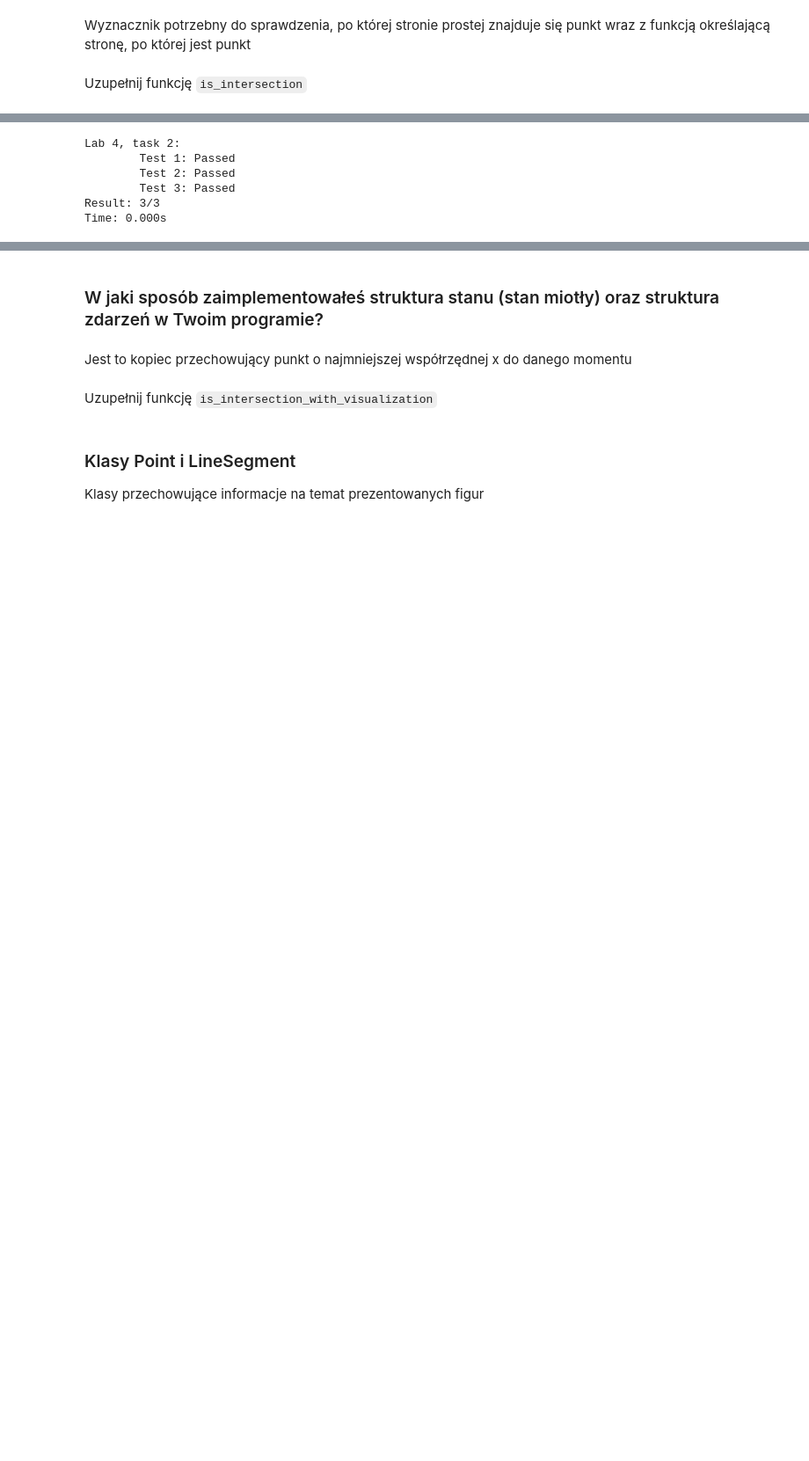
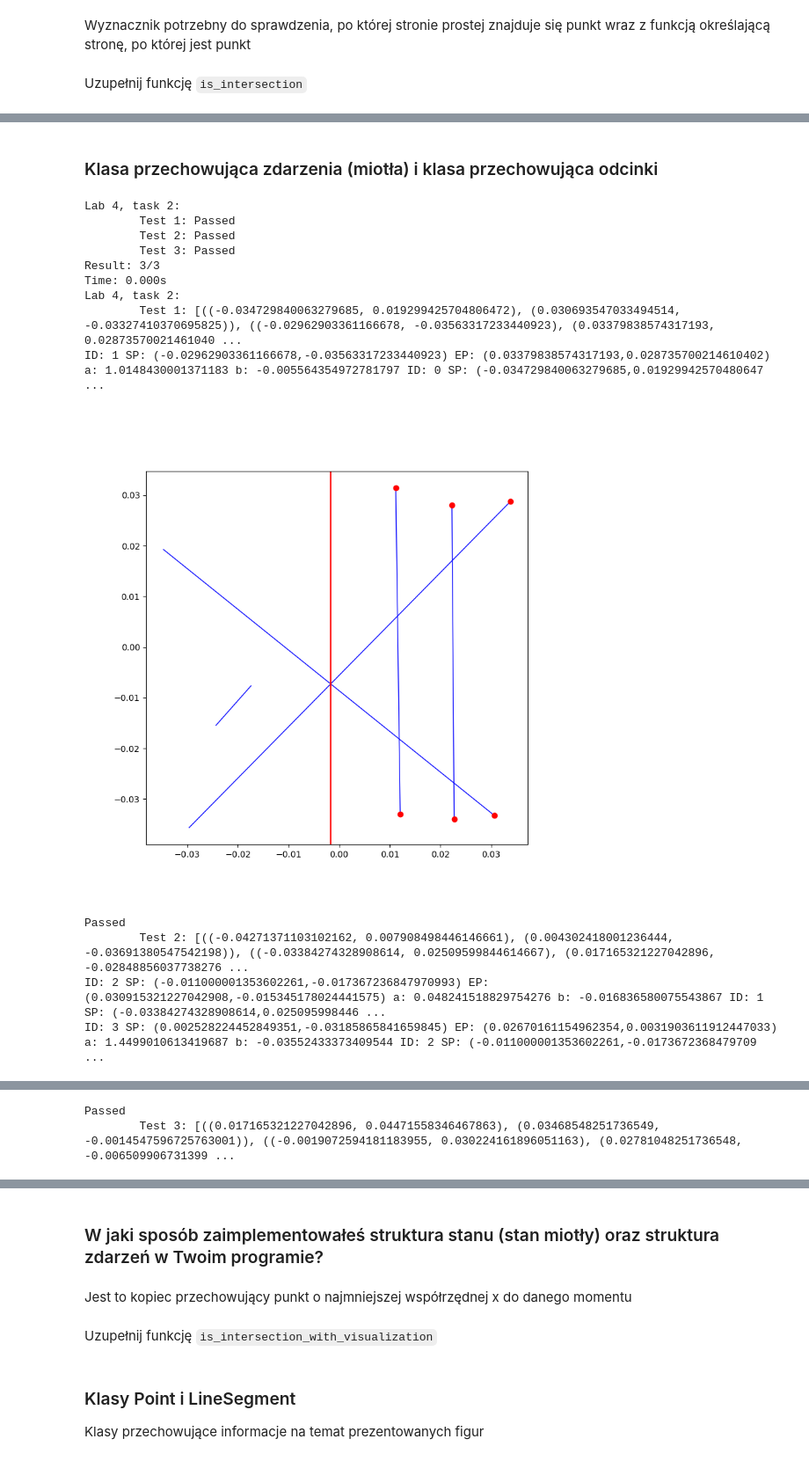
Before and after one commit to Hbrtjm/GEO, a Jupyter notebook: lab4/miklas_4_kod.ipynb, the cells around one changed output, grey strips where cells are left out. Shown at 88% size. Drawn from its saved outputs; the diff is of its cells as text; code cells hidden in the pictures; blank space fills up the shorter version.

```diff
--- a/lab4/miklas_4_kod.ipynb
+++ b/lab4/miklas_4_kod.ipynb
@@ -633,0 +1586,2 @@ def get_intersection(section1,section2):
+# %% [markdown]
+### Klasa przechowująca zdarzenia (miotła) i klasa przechowująca odcinki
@@ -652,10 +1763,18 @@ def is_intersection_brut(sections):
 # %%
 Test().runtest(2, is_intersection_brut)
-# Test().runtest(2, is_intersection)
+Test().runtest(2, is_intersection_f)
 # %% [output]
 Lab 4, task 2:
         Test 1: Passed
         Test 2: Passed
         Test 3: Passed
 Result: 3/3
 Time: 0.000s
+Lab 4, task 2:
+        Test 1: [((-0.034729840063279685, 0.019299425704806472), (0.030693547033494514, -0.03327410370695825)), ((-0.02962903361166678, -0.03563317233440923), (0.03379838574317193, 0.02873570021461040 ...
+ID: 1 SP: (-0.02962903361166678,-0.03563317233440923) EP: (0.03379838574317193,0.028735700214610402) a: 1.0148430001371183 b: -0.005564354972781797 ID: 0 SP: (-0.034729840063279685,0.01929942570480647 ...
+[figure, added]
+Passed
+        Test 2: [((-0.04271371103102162, 0.007908498446146661), (0.004302418001236444, -0.03691380547542198)), ((-0.03384274328908614, 0.02509599844614667), (0.017165321227042896, -0.02848856037738276 ...
+ID: 2 SP: (-0.011000001353602261,-0.017367236847970993) EP: (0.030915321227042908,-0.015345178024441575) a: 0.048241518829754276 b: -0.016836580075543867 ID: 1 SP: (-0.03384274328908614,0.025095998446 ...
+ID: 3 SP: (0.002528224452849351,-0.03185865841659845) EP: (0.02670161154962354,0.0031903611912447033) a: 1.4499010613419687 b: -0.03552433373409544 ID: 2 SP: (-0.011000001353602261,-0.0173672368479709 ...
@@ -661,0 +1782,2 @@ Time: 0.000s
+Passed
+        Test 3: [((0.017165321227042896, 0.04471558346467863), (0.03468548251736549, -0.0014547596725763001)), ((-0.0019072594181183955, 0.030224161896051163), (0.02781048251736548, -0.006509906731399 ...
```
Also changed, not shown: parts of 15 cells of this notebook.
